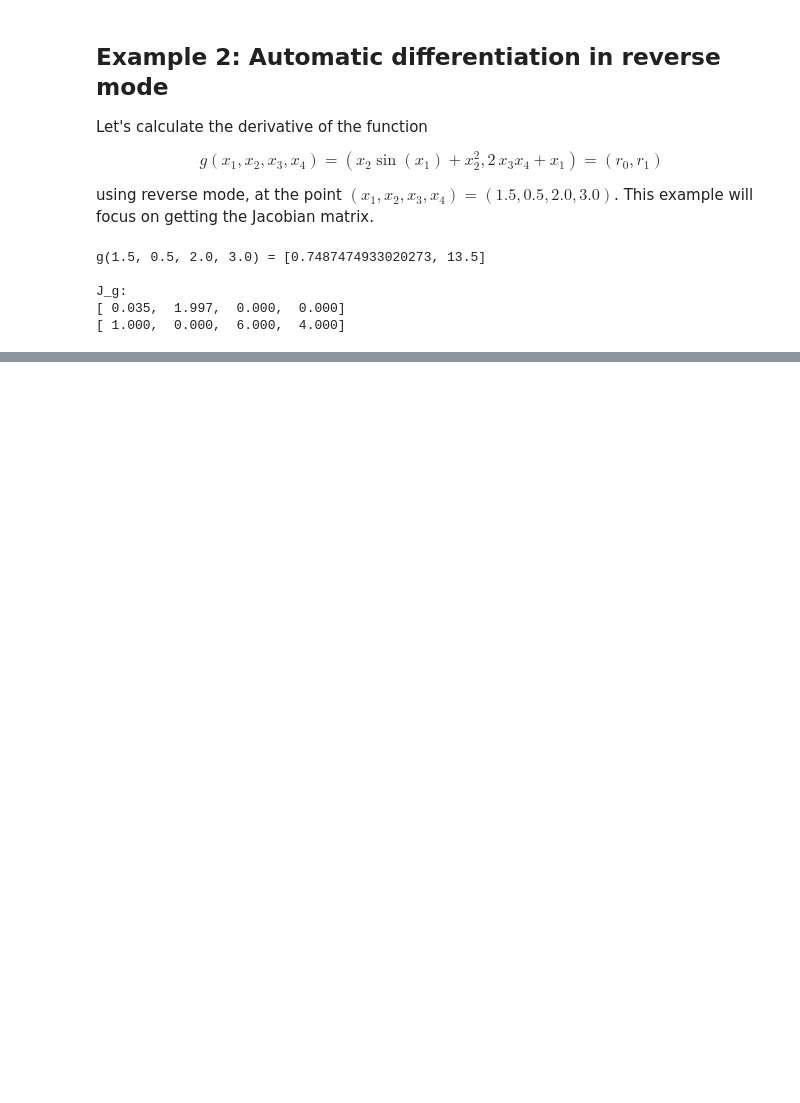
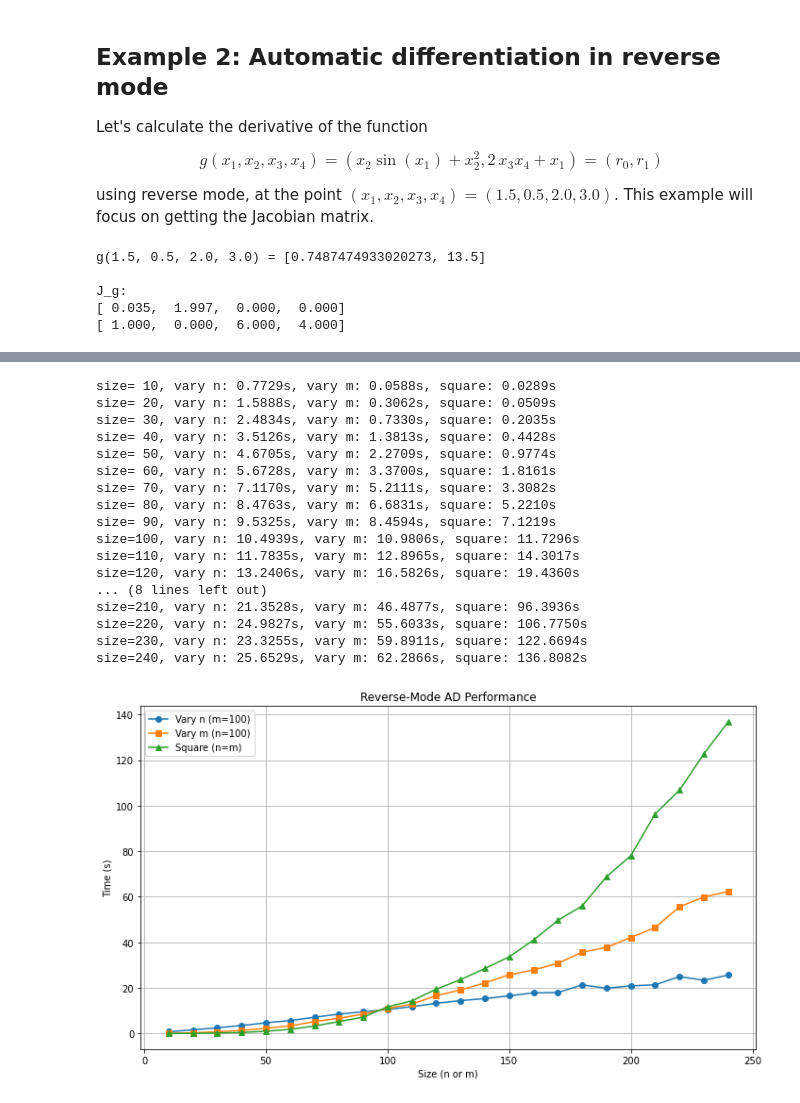
Before and after one commit to Isi-17/Thesis-M, a Jupyter notebook: 01-AD.ipynb, the cells around one changed output, grey strips where cells are left out. Drawn from its saved outputs; the diff is of its cells as text; code cells hidden in the pictures; blank space fills up the shorter version.

```diff
--- a/01-AD.ipynb
+++ b/01-AD.ipynb
@@ -288,9 +559,12 @@ f(x_1, x_2) = \left[\sin\left(\frac{x_1}{x_2}\right) + \frac{x_1}{x_2} - e^{x_2}
 $$
 
 using forward mode, at the point $ (x_1, x_2) = (1.5, 0.5) $ first with respect to $ x_1 $, and then with respect to $ x_2 $.
+# %%
+def f(x1, x2):
+    return (sin(x1 / x2) + x1 / x2 - exp(x2)) * (x1 / x2 - exp(x2))
 # %%
-x1 = Variable(1.5)
-x2 = Variable(0.5)
+x1 = VariableReverse(1.5)
+x2 = VariableReverse(0.5)
 
 y = f(x1, x2)
 y.backward(1.0)
@@ -323,7 +597,7 @@ def compute_jacobian_reverse(f, x_vals):
 
     # Wrap raw inputs as Variables (fresh copies for each reverse pass)
     def make_vars():
-        return [Variable(val) for val in x_vals]
+        return [VariableReverse(val) for val in x_vals]
 
     # Forward pass to get outputs and output count
     vars = make_vars()
@@ -361,0 +671,69 @@ J_g:
+# %%
+def vector_func(x_vars, m):
+    n = len(x_vars)
+    return [sum(x_vars[i] * (j+1) for i in range(n)) for j in range(m)]
+
+def compute_jacobian_reverse(f, x_vals, m):
+    n = len(x_vals)
+    J = []
+    for j in range(m):
+        inputs = [VariableReverse(v) for v in x_vals]
+        y = f(inputs, m)
+        # backward only in the j-th output
+        y[j].backward(1.0)
+        J.append([v.adjoint for v in inputs])
+    return J
+
+def compute_jacobian(n, m):
+    x_vals = np.random.rand(n).tolist()
+    t0 = time.time()
+    J = compute_jacobian_reverse(vector_func, x_vals, m)
+    elapsed = time.time() - t0
+    return elapsed, J
+
+sizes = list(range(10, 250, 10))
+fixed_m, fixed_n = 100, 100
+
+times_vary_n_reverse = []
+times_vary_m_reverse = []
+times_square_reverse = []
+for s in sizes:
+    t1, _ = compute_jacobian(s, fixed_m)  # vary n
+    t2, _ = compute_jacobian(fixed_n, s)  # vary m
+    t3, _ = compute_jacobian(s, s)        # square
+    times_vary_n_reverse.append(t1)
+    times_vary_m_reverse.append(t2)
+    times_square_reverse.append(t3)
+    print(f"size={s:3d}, vary n: {t1:.4f}s, vary m: {t2:.4f}s, square: {t3:.4f}s")
+
+# Plot results
+plt.figure(figsize=(10,6))
+plt.plot(sizes, times_vary_n_reverse, marker='o', label=f"Vary n (m={fixed_m})")
+plt.plot(sizes, times_vary_m_reverse, marker='s', label=f"Vary m (n={fixed_n})")
+plt.plot(sizes, times_square_reverse, marker='^', label="Square (n=m)")
+plt.xlabel("Size (n or m)")
+plt.ylabel("Time (s)")
+plt.title("Reverse-Mode AD Performance")
+plt.legend()
+plt.grid(True)
+plt.tight_layout()
+plt.show()
+# %% [output]
+size= 10, vary n: 0.7729s, vary m: 0.0588s, square: 0.0289s
+size= 20, vary n: 1.5888s, vary m: 0.3062s, square: 0.0509s
+size= 30, vary n: 2.4834s, vary m: 0.7330s, square: 0.2035s
+size= 40, vary n: 3.5126s, vary m: 1.3813s, square: 0.4428s
+size= 50, vary n: 4.6705s, vary m: 2.2709s, square: 0.9774s
+size= 60, vary n: 5.6728s, vary m: 3.3700s, square: 1.8161s
+size= 70, vary n: 7.1170s, vary m: 5.2111s, square: 3.3082s
+size= 80, vary n: 8.4763s, vary m: 6.6831s, square: 5.2210s
+size= 90, vary n: 9.5325s, vary m: 8.4594s, square: 7.1219s
+size=100, vary n: 10.4939s, vary m: 10.9806s, square: 11.7296s
+size=110, vary n: 11.7835s, vary m: 12.8965s, square: 14.3017s
+size=120, vary n: 13.2406s, vary m: 16.5826s, square: 19.4360s
+... (8 lines left out)
+size=210, vary n: 21.3528s, vary m: 46.4877s, square: 96.3936s
+size=220, vary n: 24.9827s, vary m: 55.6033s, square: 106.7750s
+size=230, vary n: 23.3255s, vary m: 59.8911s, square: 122.6694s
+size=240, vary n: 25.6529s, vary m: 62.2866s, square: 136.8082s
+[figure, added]
```
Also changed, not shown: parts of 26 cells of this notebook.
